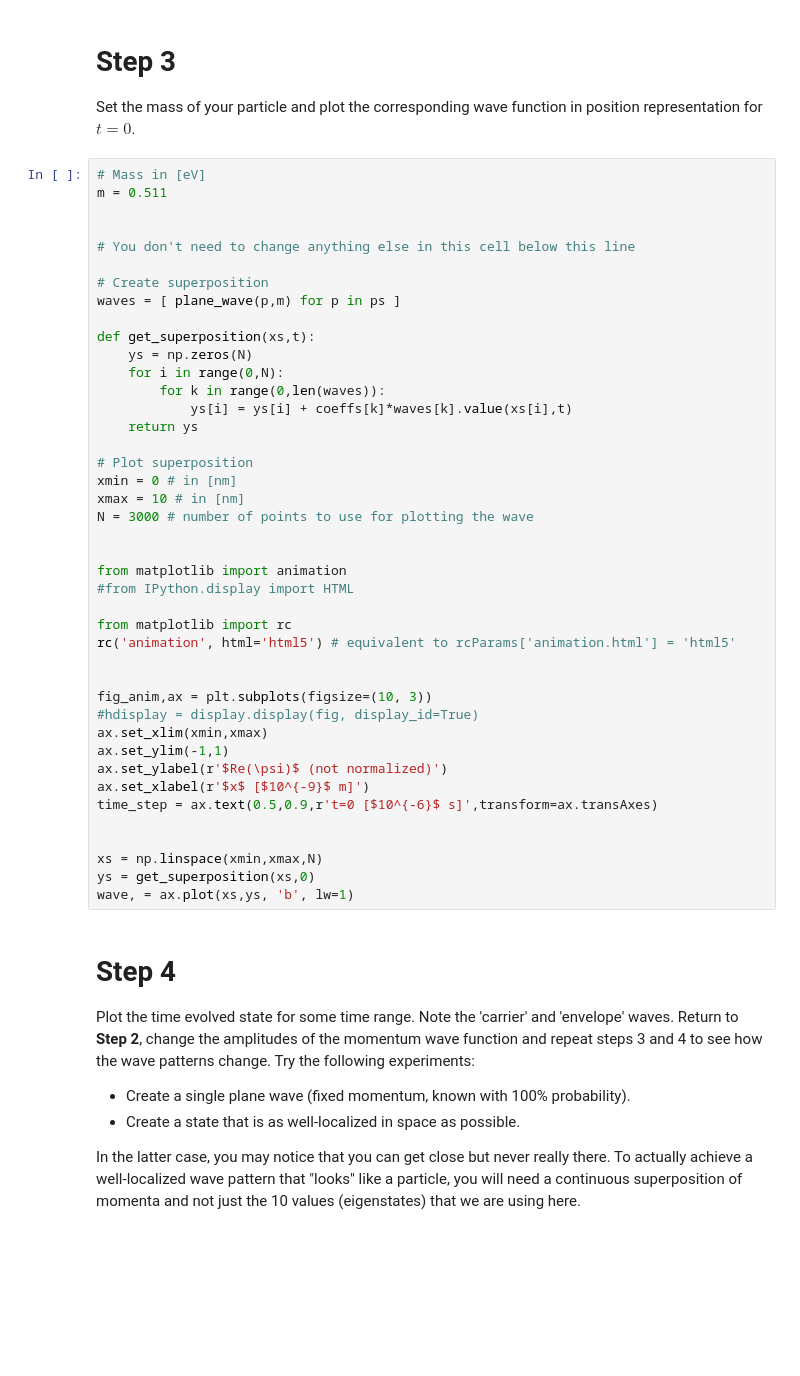
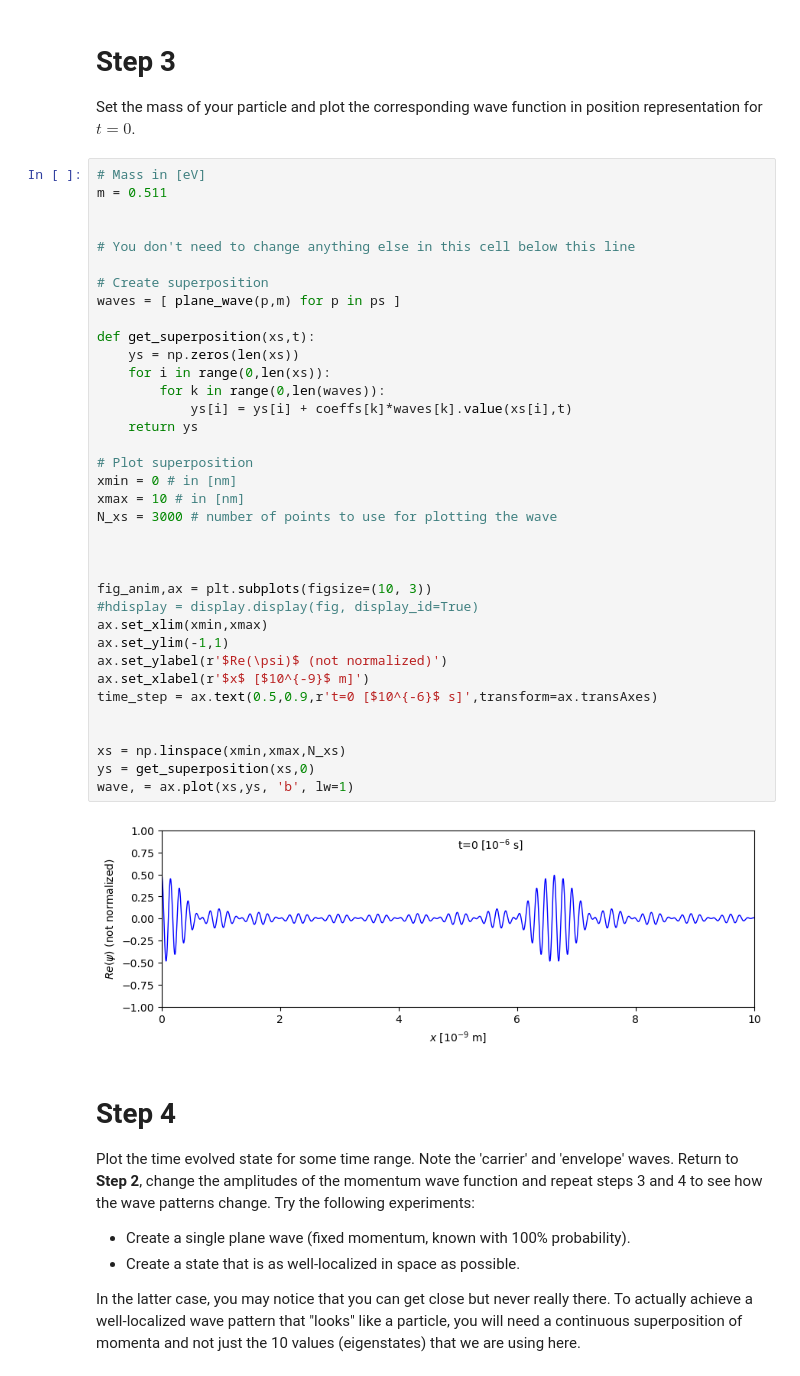
Before and after one commit to gvernard/PHY400-notebooks, a Jupyter notebook: Wave-packets.ipynb, the cells around one changed output. Drawn from its saved outputs; the diff is of its cells as text; blank space fills up the shorter version.

```diff
--- a/Wave-packets.ipynb
+++ b/Wave-packets.ipynb
@@ -125,43 +148,39 @@ Set the mass of your particle and plot the corresponding wave function in positi
 m = 0.511
 
 
 # You don't need to change anything else in this cell below this line
 
 # Create superposition
 waves = [ plane_wave(p,m) for p in ps ]
 
 def get_superposition(xs,t):
-    ys = np.zeros(N)
-    for i in range(0,N):
+    ys = np.zeros(len(xs))
+    for i in range(0,len(xs)):
         for k in range(0,len(waves)):
             ys[i] = ys[i] + coeffs[k]*waves[k].value(xs[i],t)
     return ys
 
 # Plot superposition
 xmin = 0 # in [nm]
 xmax = 10 # in [nm]
-N = 3000 # number of points to use for plotting the wave
+N_xs = 3000 # number of points to use for plotting the wave
 
-
-from matplotlib import animation
-#from IPython.display import HTML
-
-from matplotlib import rc
-rc('animation', html='html5') # equivalent to rcParams['animation.html'] = 'html5'
 
 
 fig_anim,ax = plt.subplots(figsize=(10, 3))
 #hdisplay = display.display(fig, display_id=True)
 ax.set_xlim(xmin,xmax)
 ax.set_ylim(-1,1)
 ax.set_ylabel(r'$Re(\psi)$ (not normalized)')
 ax.set_xlabel(r'$x$ [$10^{-9}$ m]')
 time_step = ax.text(0.5,0.9,r't=0 [$10^{-6}$ s]',transform=ax.transAxes)
 
 
-xs = np.linspace(xmin,xmax,N)
+xs = np.linspace(xmin,xmax,N_xs)
 ys = get_superposition(xs,0)
 wave, = ax.plot(xs,ys, 'b', lw=1)
+# %% [output]
+[figure, added]
 # %% [markdown]
 # Step 4
 
```
Also changed, not shown: parts of 8 cells of this notebook.
